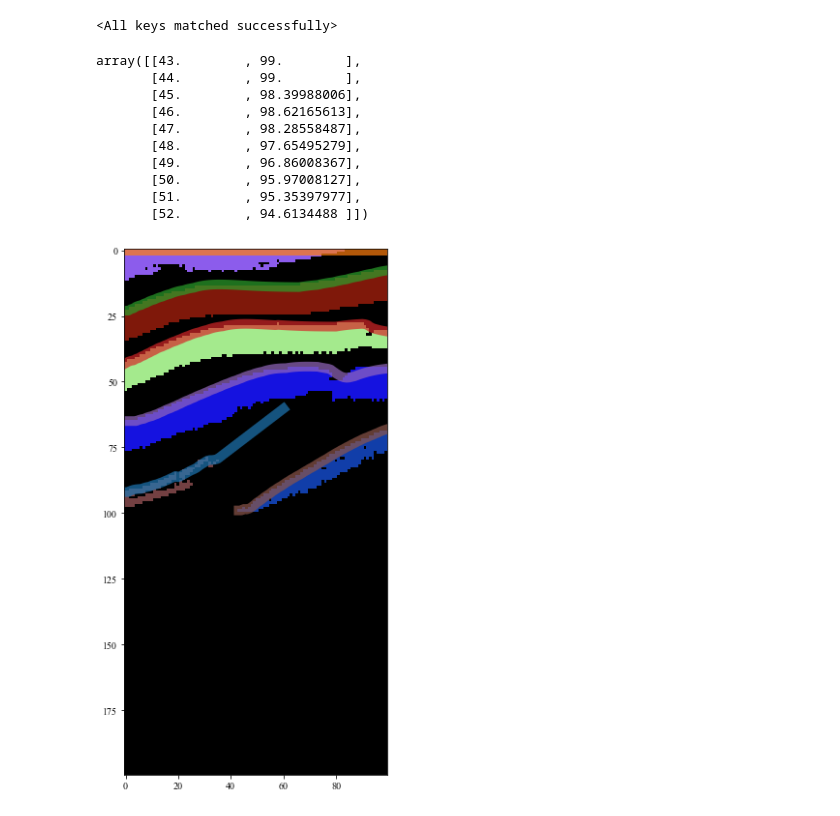
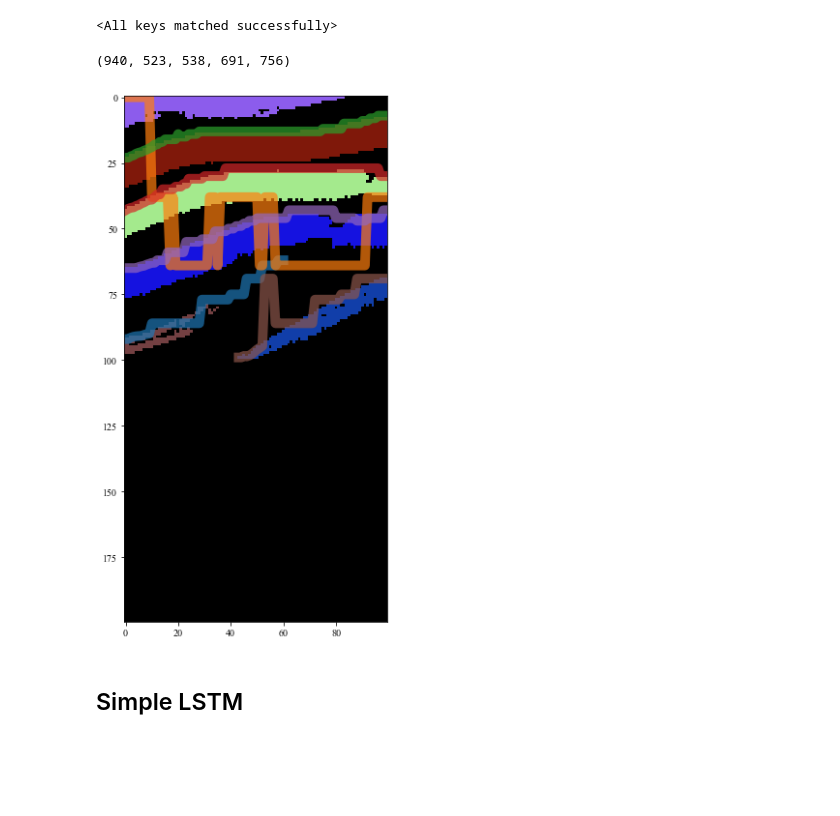
Before and after one commit to jksdbks123/Lidar-Tracker, a Jupyter notebook: ContextAware/DeepLearning/Evaluation2ndRevision.ipynb, the cells around one changed output. Drawn from its saved outputs; the diff is of its cells as text; code cells hidden in the pictures; blank space fills up the shorter version.

```diff
--- a/ContextAware/DeepLearning/Evaluation2ndRevision.ipynb
+++ b/ContextAware/DeepLearning/Evaluation2ndRevision.ipynb
@@ -523,7 +526,8 @@ total_recovered_trajs = []
 speed_eva_window = 20
 x_error_threshold = 4
 time_space_diagram_list = os.listdir(dir_img)
-db = Raster_DBSCAN(Td_map_szie=(lane_unit,time_span), window_size=[7,15],eps = 1,min_samples=1)
+db = Raster_DBSCAN(Td_map_szie=(lane_unit_num,time_span), window_size=[7,15],eps = 1,min_samples=1)
+recovered_traj = 0
 for frame_ind in tqdm(range(len(time_space_diagram_list))):
     time_space_diagram_name = time_space_diagram_list[frame_ind]
     trajectory_name = trajectory_list[frame_ind]
@@ -554,12 +558,18 @@ for frame_ind in tqdm(range(len(time_space_diagram_list))):
     total_discontinuity += discontinuity
     total_speed_errors.append(speed_errors)
     total_spatial_errors.append(spatial_errors)
+
+    trajs_label = [traj for i, traj in enumerate(trajs_label) if traj_type_label[i] == 0] # for only occlusion evaluation
+    TrajIoUMatrix,TrajPortionMatrix = get_TrajIoU(trajs_label,trajs_pred,x_error_threshold = x_error_threshold)
+    tp,fp,fn,id_switch,discontinuity = get_accuracy_metric(Iou_threshold, TrajIoUMatrix, TrajPortionMatrix, trajs_pred)
+    recovered_traj += tp
+
     total_occ_speed_errors.append(occ_speed_errors)
     total_occ_spatial_errors.append(occ_spatial_errors)
     total_occ_acceleration_errors.append(occ_acceleration_errors)
     total_acceleration_errors.append(acceleration_errors)
 
-print(total_tp,total_fp,total_fn,total_switch,total_discontinuity)
+print(total_tp,total_fp,total_fn,total_switch,total_discontinuity,total_recovered_trajs)
 total_occ_spatial_errors_Kalman = np.concatenate(total_occ_spatial_errors)
 total_occ_speed_errors_Kalman = np.concatenate(total_occ_speed_errors)
 total_speed_errors_Kalman = np.concatenate(total_speed_errors)
@@ -584,7 +629,8 @@ db = Raster_DBSCAN(Td_map_szie=(lane_unit_num,time_span), window_size=[5,9],eps
 time_space_diagram_list = os.listdir(dir_img)
 trajectory_list = os.listdir(traj_dir)
 # %%
-device = 'cuda' if torch.cuda.is_available() else 'cpu'
+# device = 'cuda' if torch.cuda.is_available() else 'cpu'
+device = 'cpu'
 input_frames = 10
 output_frames = 1
 model = LaneSocialLSTM(
@@ -597,7 +643,7 @@ model = LaneSocialLSTM(
     lane_cells=200,
     dropout=0.2,
     device=device
-).to(device)
+).to('cpu')
 model_path = r'D:\TimeSpaceDiagramDataset\SocialLSTMDataset\models\social_lstm\train_10\best_model.pth'
 model.load_state_dict(torch.load(model_path,weights_only=False)['model_state_dict'])
 # %% [output]
@@ -629,20 +715,0 @@ for frame_ind in tqdm(range(len(time_space_diagram_list))):
-# %%
-trajs_pred[idx][1:][:10]
-# %% [output]
-array([[43.        , 99.        ],
-       [44.        , 99.        ],
-       [45.        , 98.39988006],
-       [46.        , 98.62165613],
-       [47.        , 98.28558487],
-       [48.        , 97.65495279],
-       [49.        , 96.86008367],
-       [50.        , 95.97008127],
-       [51.        , 95.35397977],
-       [52.        , 94.6134488 ]])
-# %%
-for idx in range(len(trajs_pred)):
-    traj = trajs_pred[idx][1:]
-    traj_ = [traj[:input_frames]]
-    for t in range(input_frames, traj.shape[0]):
-        input_positions = traj[:, :2]
-        input_context = time_space_diagram_input[:,int(traj[:,0].min()):int(traj[:,0].max())]
@@ -655,9 +716,34 @@ predicted_pos = float(predicted_pos)
+# %%
+total_tp, total_fp, total_fn, total_switch,total_discontinuity
+# %% [output]
+(940, 523, 538, 691, 756)
+# %%
+trajs_pred_ = []
+for idx in range(len(trajs_pred)):
+    traj = trajs_pred[idx][1:]
+    traj_ = [traj[:input_frames]]
+    start_frame = int(traj[0,0])
+    for t in range(input_frames, len(traj)):
+        input_positions = traj[t - input_frames:t, 1]
+        input_positions = torch.from_numpy(np.array(input_positions)).unsqueeze(0).to(device)
+        input_context = time_space_diagram_input[:,t+start_frame - input_frames + 1:t+start_frame + 1]
+        input_context = torch.from_numpy(input_context).unsqueeze(0).permute(0, 2, 1).float().to(device)
+        with torch.no_grad():
+            model.eval()
+            pred_distributions = model(input_positions, input_context)
+            predicted_pos = pred_distributions[0].cpu().numpy().flatten().argmax(axis=0)
+        predicted_pos = float(predicted_pos)
+        traj_.append(np.array([[t+start_frame,predicted_pos]]))
+    # break
+    trajs_pred_.append(np.concatenate(traj_, axis=0))
 # %%
 plt.figure(figsize=(20, 10))
 plt.imshow(Labels, cmap= colormap, interpolation='none')
-for i,traj in enumerate(trajs_pred):
+for i,traj in enumerate(trajs_pred_):
     t, x = zip(*traj)
     plt.plot(t,x,label = f'pred_{i}', linewidth = 10,alpha = 0.7)
 plt.show()
 # %% [output]
-[figure, old version]
+[figure, new version]
+# %% [markdown]
+## Simple LSTM
```
Also changed, not shown: parts of 16 cells of this notebook, 3 other files.
